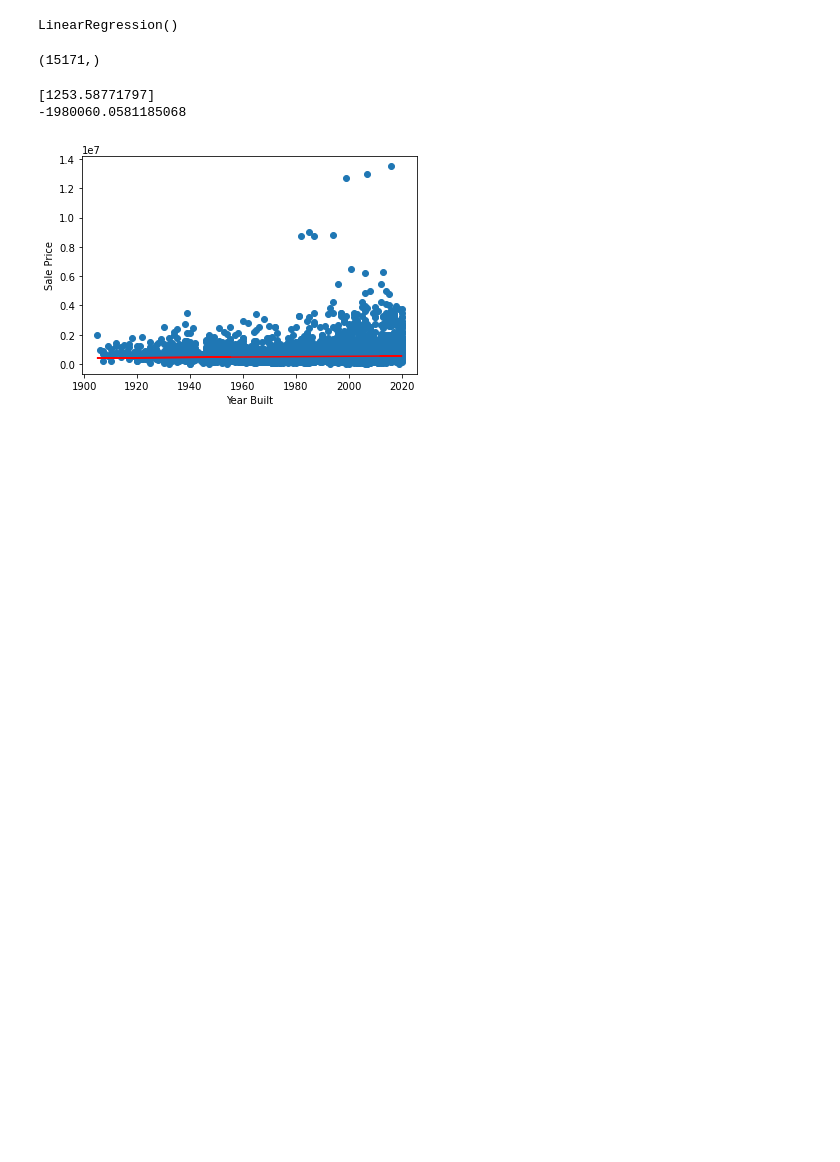
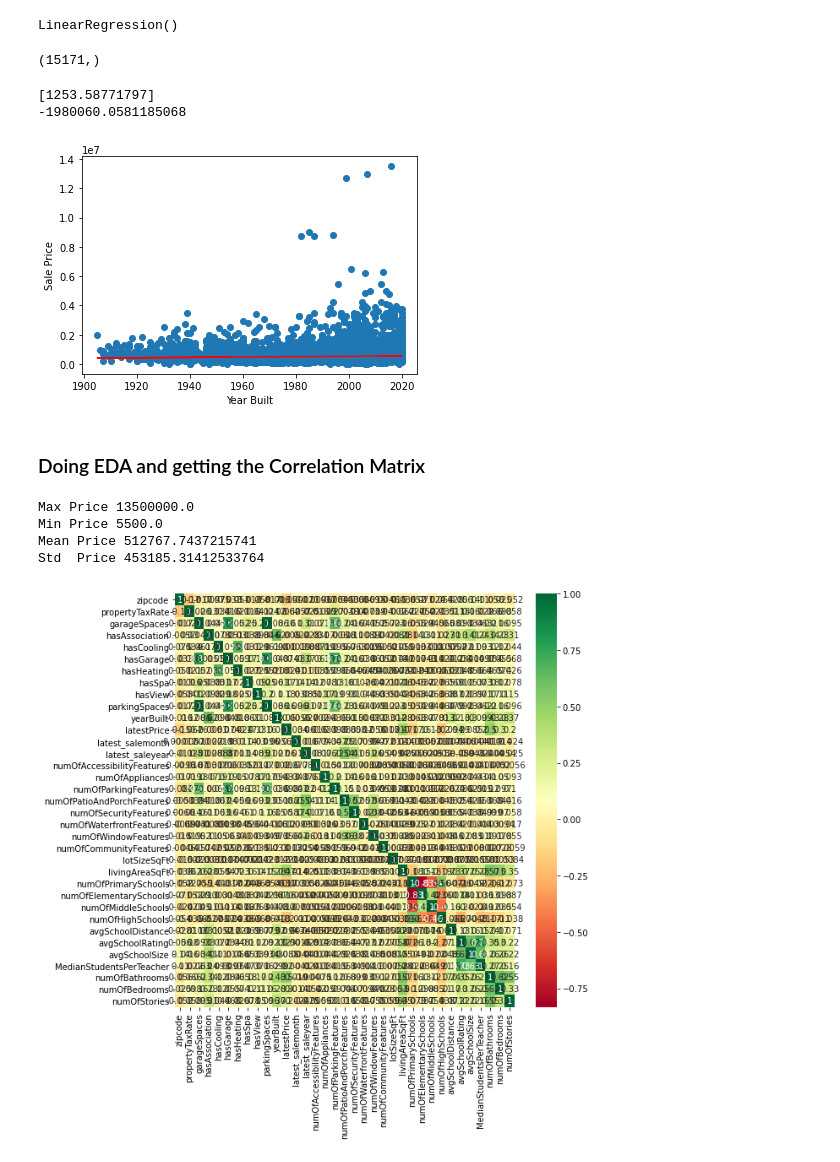
Before and after one commit to LaharikaSCU/Austin_Project, a Jupyter notebook: housing_market_prediction.ipynb, the cells around one changed output. Cells and saved outputs as stored; diff of their text form; code cells hidden in the pictures; blank space fills up the shorter version.

Commit message:
Correlation Matrix for Housing DF and update the readme file

```diff
--- a/housing_market_prediction.ipynb
+++ b/housing_market_prediction.ipynb
@@ -225,3 +226,25 @@ plt.show()
 [1253.58771797]
 -1980060.0581185068
 [figure]
+# %% [markdown]
+### Doing EDA and getting the Correlation Matrix
+# %%
+print(f'Max Price {housing_df.latestPrice.max()}')
+print(f'Min Price {housing_df.latestPrice.min()}')
+print(f'Mean Price {housing_df.latestPrice.mean()}')
+print(f'Std  Price {housing_df.latestPrice.std()}')
+# %% [output]
+Max Price 13500000.0
+Min Price 5500.0
+Mean Price 512767.7437215741
+Std  Price 453185.31412533764
+# %%
+correlation_matrix = housing_df.corr()
+correlation_matrix.head()
+# correlation matrix which is having positive correlation with Price.
+top_correlation_features = correlation_matrix.index[abs(correlation_matrix["latestPrice"])>0]
+top_correlation_features
+plt.figure(figsize=(9,9))
+g=sns.heatmap(housing_df[top_correlation_features].corr(),annot=True,cmap='RdYlGn')
+# %% [output]
+[figure, added]
```
Also changed, not shown: parts of 2 cells of this notebook, 2 other files.
